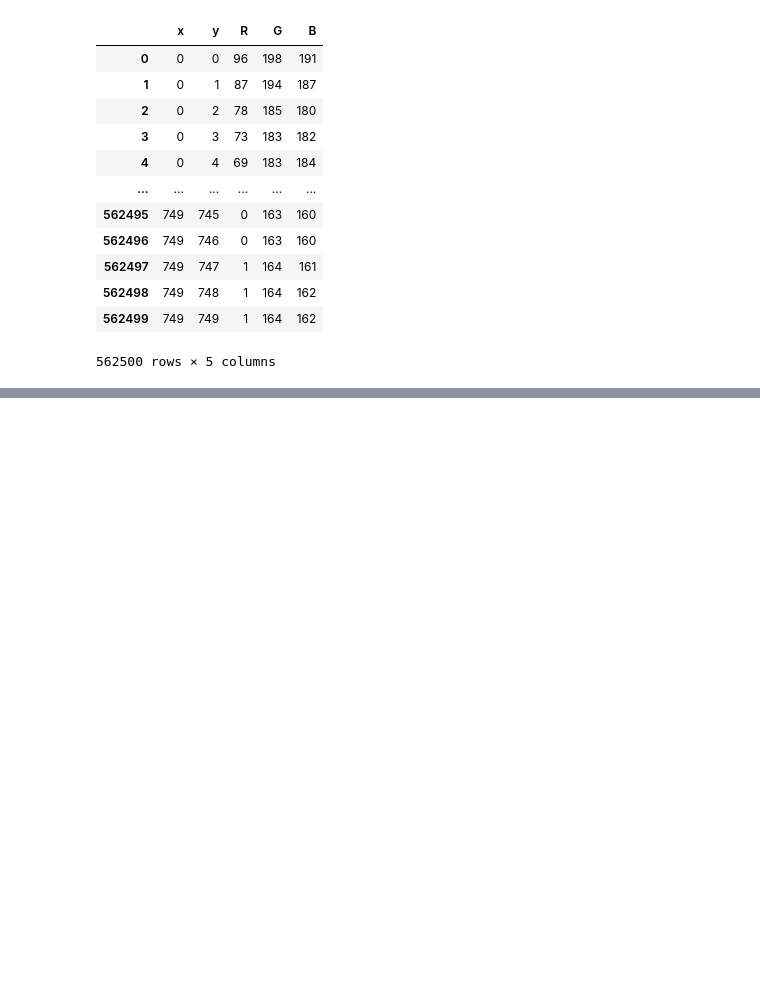
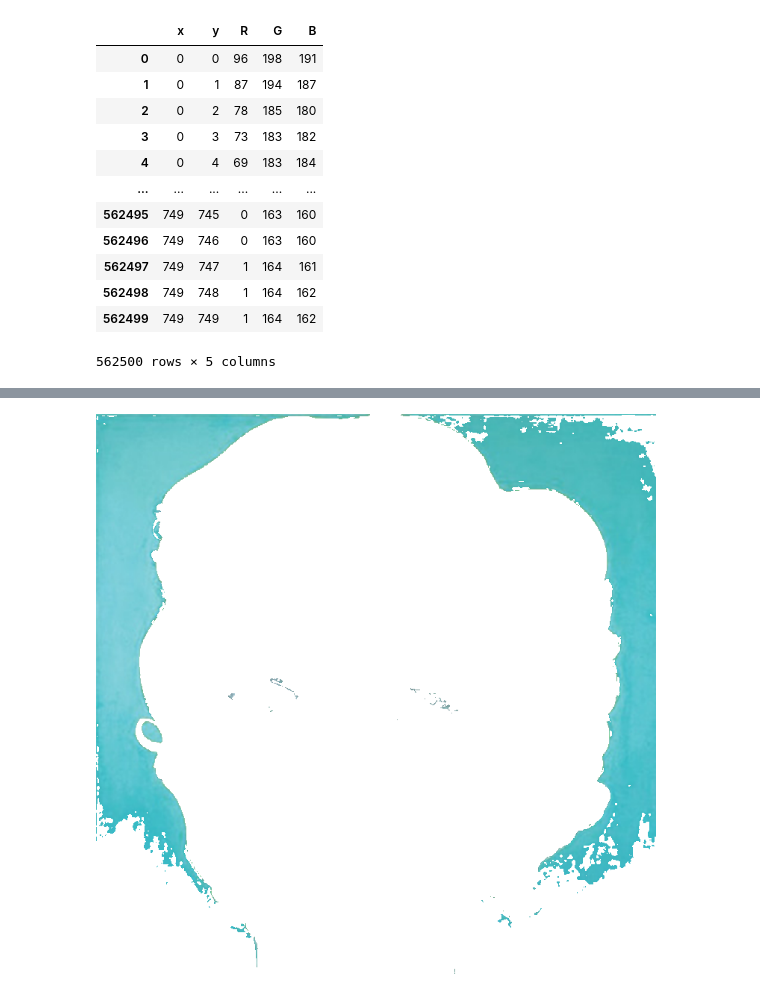
Before and after one commit to clwchanx/STA-160-Final, a Jupyter notebook: Image_Extraction.ipynb, the cells around one changed output, grey strips where cells are left out. Cells and saved outputs as stored; diff of their text form; code cells hidden in the pictures; blank space fills up the shorter version.

```diff
--- a/Image_Extraction.ipynb
+++ b/Image_Extraction.ipynb
@@ -65,0 +209,4 @@ get_data('AQUA.png')
+# %%
+clusters[2]
+# %% [output]
+[figure, added]
```
Also changed, not shown: parts of 23 cells of this notebook.
